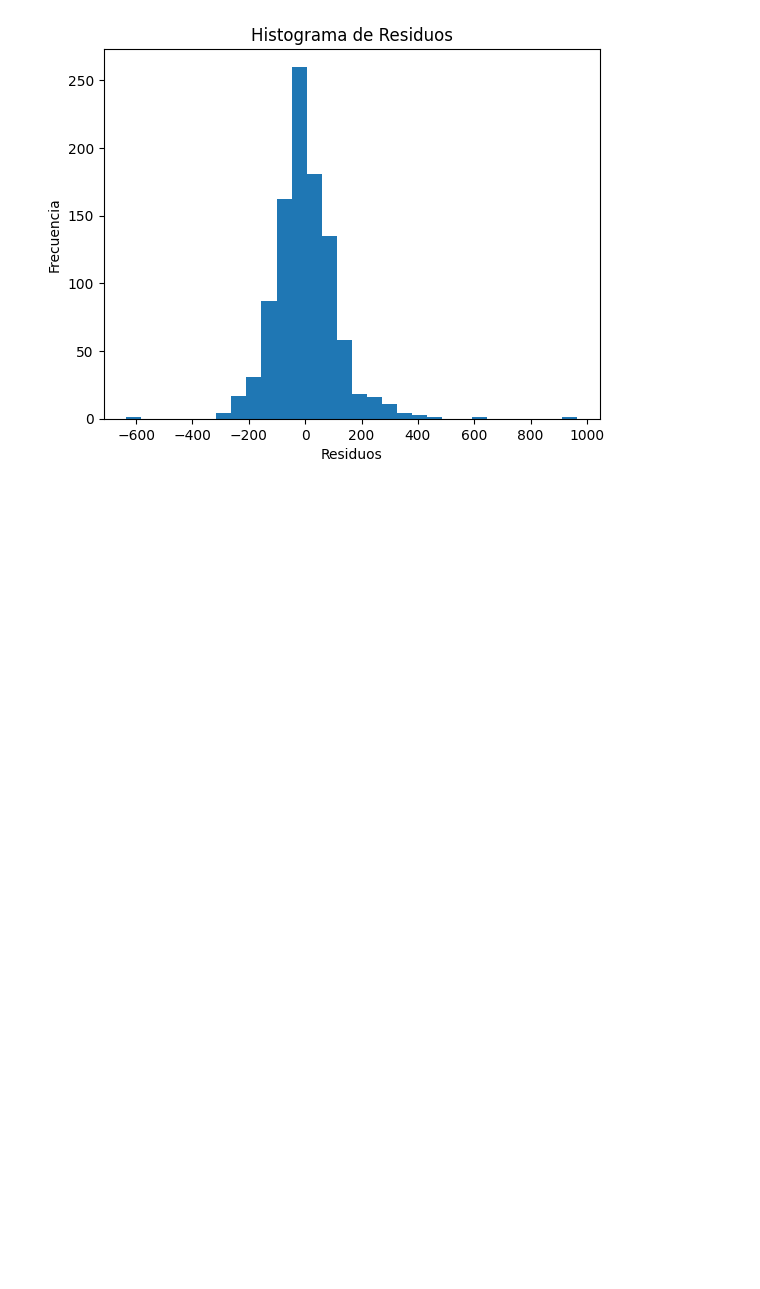
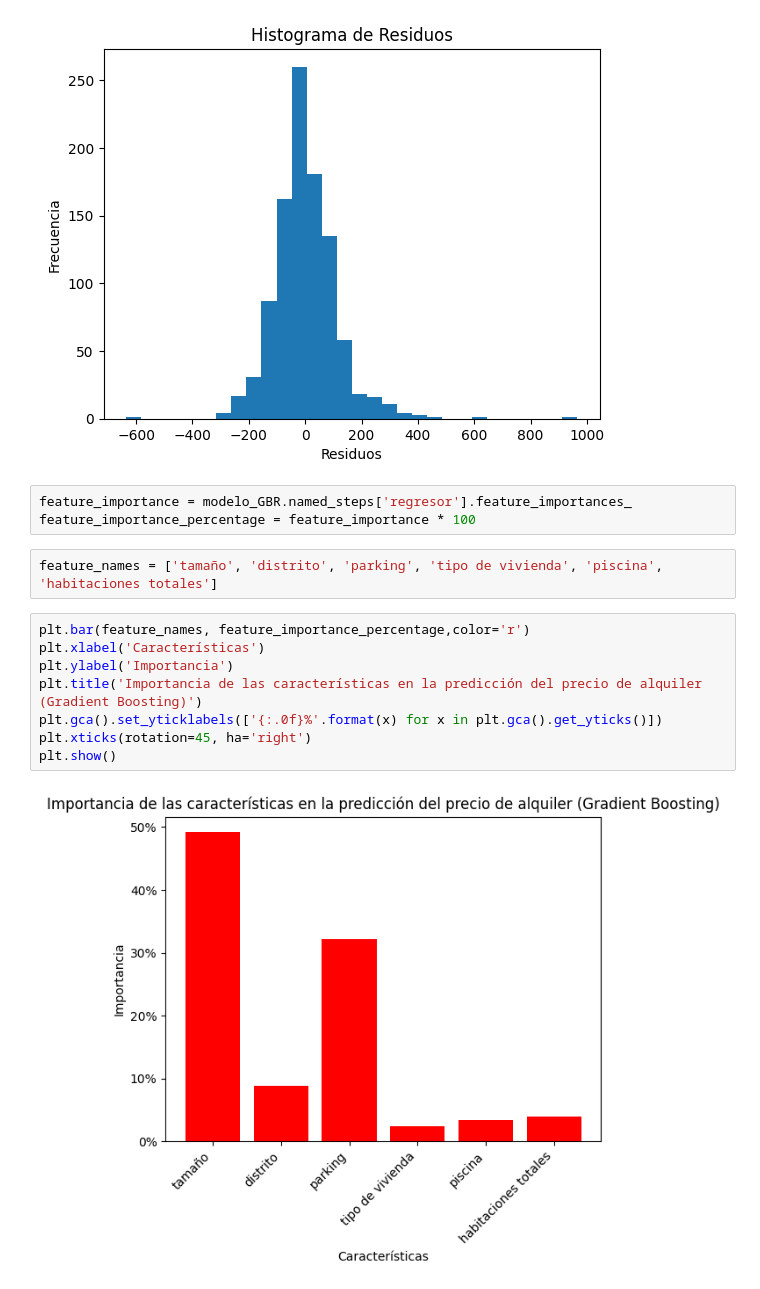
Before and after one commit to ManuelRF86/proyecro_ML_alquiler, a Jupyter notebook: notebooks/05_Analisis_grafico.ipynb, the cells around one changed output. Cells and saved outputs as stored; diff of their text form; blank space fills up the shorter version.

```diff
--- a/notebooks/05_Analisis_grafico.ipynb
+++ b/notebooks/05_Analisis_grafico.ipynb
@@ -185,3 +192,18 @@ plt.title('Histograma de Residuos')
 plt.show()
 # %% [output]
 [figure]
+# %%
+feature_importance = modelo_GBR.named_steps['regresor'].feature_importances_
+feature_importance_percentage = feature_importance * 100
+# %%
+feature_names = ['tamaño', 'distrito', 'parking', 'tipo de vivienda', 'piscina', 'habitaciones totales']
+# %%
+plt.bar(feature_names, feature_importance_percentage,color='r')
+plt.xlabel('Características')
+plt.ylabel('Importancia')
+plt.title('Importancia de las características en la predicción del precio de alquiler (Gradient Boosting)')
+plt.gca().set_yticklabels(['{:.0f}%'.format(x) for x in plt.gca().get_yticks()])
+plt.xticks(rotation=45, ha='right')
+plt.show()
+# %% [output]
+[figure, added]
```
Also changed, not shown: parts of 10 cells of this notebook, 1 other file.
